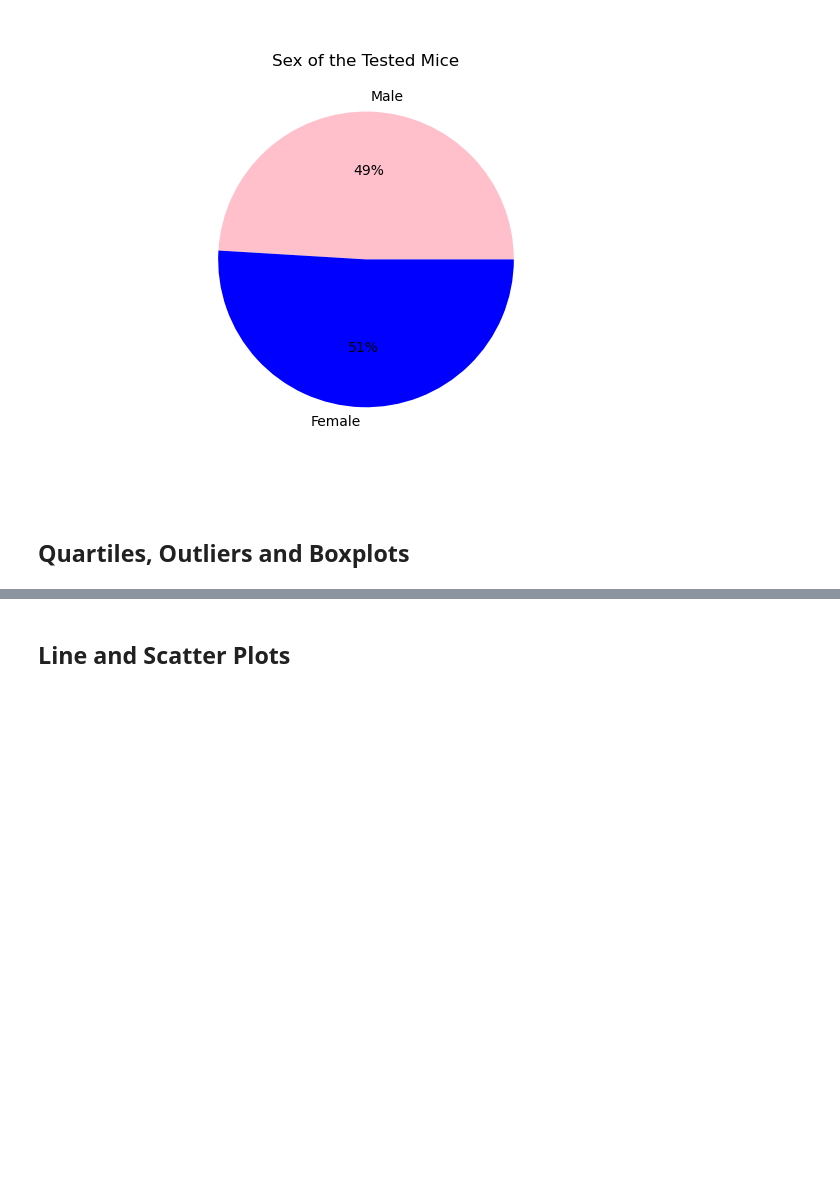
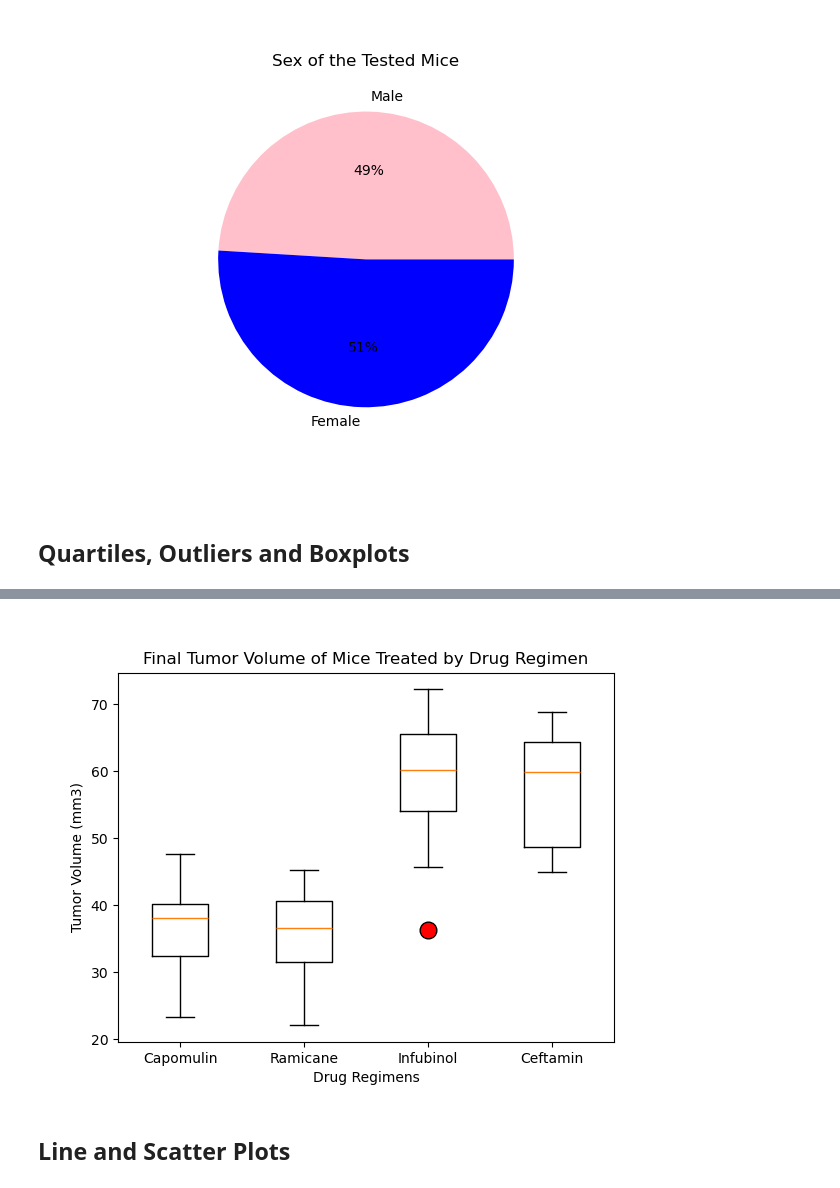
Before and after one commit to jacktemme/matplot-challenge, a Jupyter notebook: Pymaceuticals/pymaceuticals_starter.ipynb, the cells around one changed output, grey strips where cells are left out. Saved outputs shown, nothing was run; the diff lists cells and outputs as text; code cells hidden in the pictures; blank space fills up the shorter version.

```diff
--- a/Pymaceuticals/pymaceuticals_starter.ipynb
+++ b/Pymaceuticals/pymaceuticals_starter.ipynb
@@ -301,5 +274,15 @@ Capumlin has no outliers
 # %%
 # Generate a box plot that shows the distrubution of the tumor volume for each treatment group.
+
+fig, ax = plt.subplots()
+ax.boxplot(data_frames, flierprops=dict(marker='o', markerfacecolor='red', markersize=12))
+ax.set_xticklabels(treatments)
+ax.set_xlabel("Drug Regimens")
+ax.set_ylabel("Tumor Volume (mm3)")
+ax.set_title("Final Tumor Volume of Mice Treated by Drug Regimen")
+plt.show()
+# %% [output]
+[figure, added]
 # %% [markdown]
 ## Line and Scatter Plots
 # %%
```
Also changed, not shown: parts of 2 cells of this notebook.
